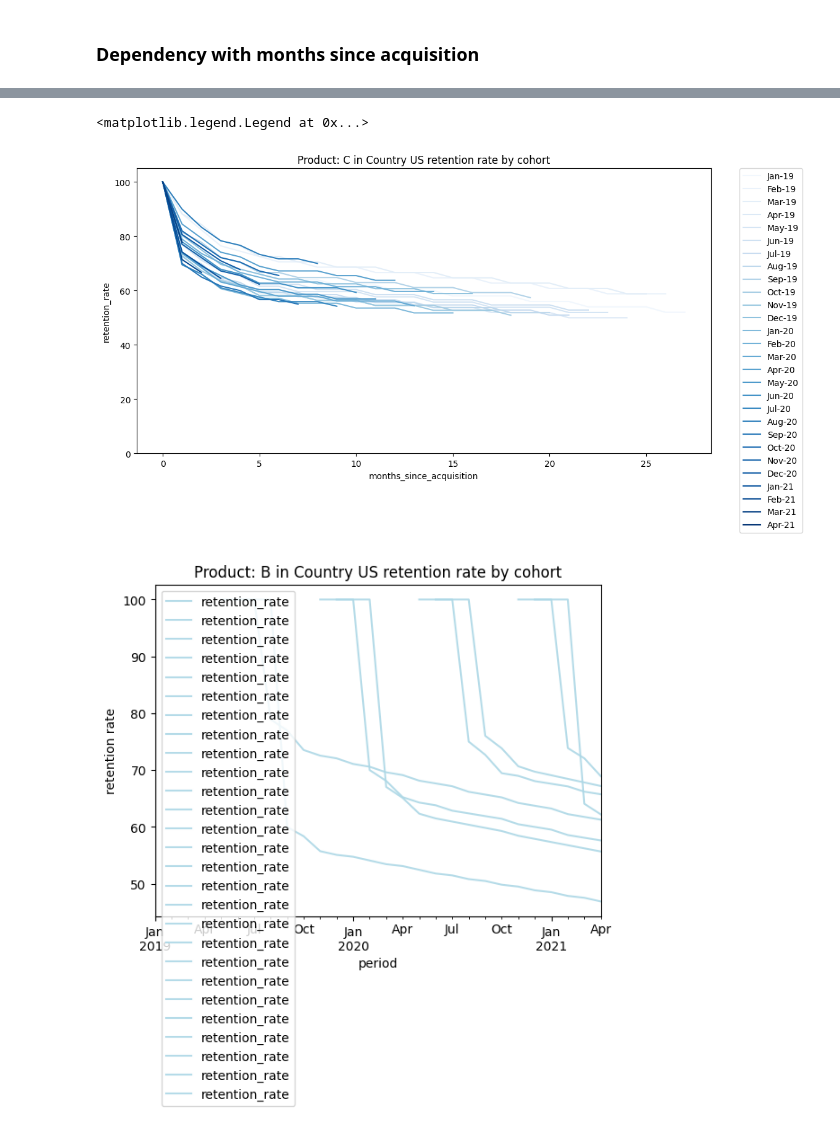
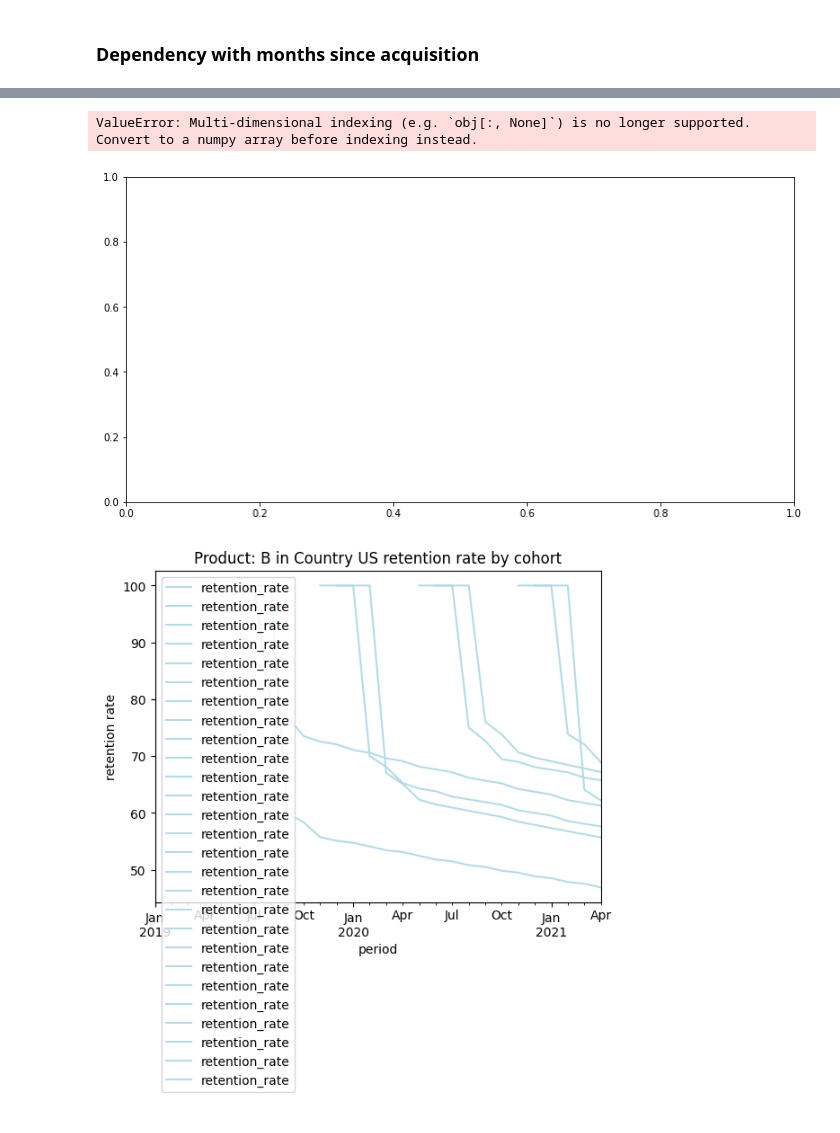
Before and after one commit to pprieri/ml, a Jupyter notebook: 11-Submissions/S/forecast_case.ipynb, the cells around one changed output, grey strips where cells are left out. Saved outputs shown, nothing was run; the diff lists cells and outputs as text; code cells hidden in the pictures.

```diff
--- a/11-Submissions/S/forecast_case.ipynb
+++ b/11-Submissions/S/forecast_case.ipynb
@@ -453,14 +486,14 @@ mini_df.head(3)
 # %%
 TITLE = f"Product: {PRODUCT} in Country {COUNTRY} retention rate by cohort"
 plt.figure(figsize=(12,6))
 # g = sns.lineplot(data=mini_df[mini_df['Net Customers']>0],hue='Cohort_name',x='Date',y='retention_rate',palette='Spectral')
-g = sns.lineplot(data=mini_df[mini_df['Net Customers']>0],hue='Cohort_name',x='months_since_acquisition',y='retention_rate',palette='Blues')
+g = sns.lineplot(data=mini_df,hue='Cohort_name',x='months_since_acquisition',y='retention_rate',palette='Blues')
 g.set_title(TITLE)
 g.set(ylim=(0, 105))
 plt.legend(bbox_to_anchor=(1.05, 1), loc='upper left', borderaxespad=0)
 # %% [output]
-<matplotlib.legend.Legend at 0x...>
+ValueError: Multi-dimensional indexing (e.g. `obj[:, None]`) is no longer supported. Convert to a numpy array before indexing instead.
-[figure, old version]
+[figure, new version]
 # %%
 for cohort in mini_df["Intake Month"].unique()[:-1]:
     ax = mini_df[mini_df['Intake Month']==cohort].set_index("Date")[
```
Also changed, not shown: parts of 5 cells of this notebook, 1 other file.
